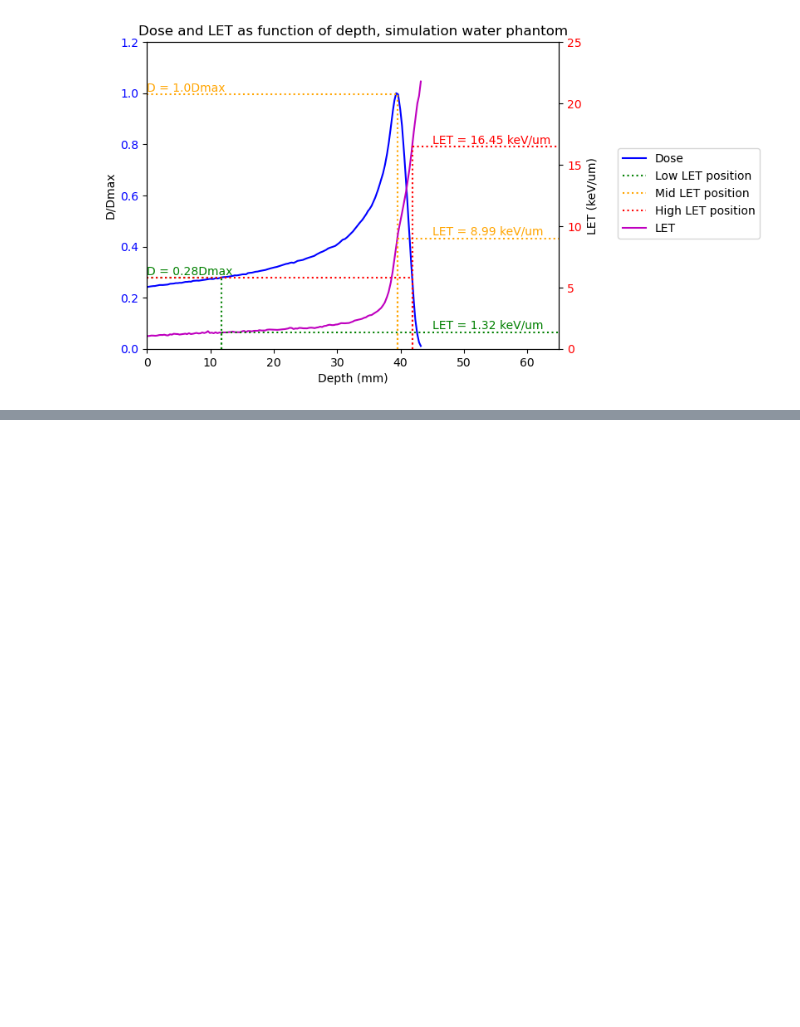
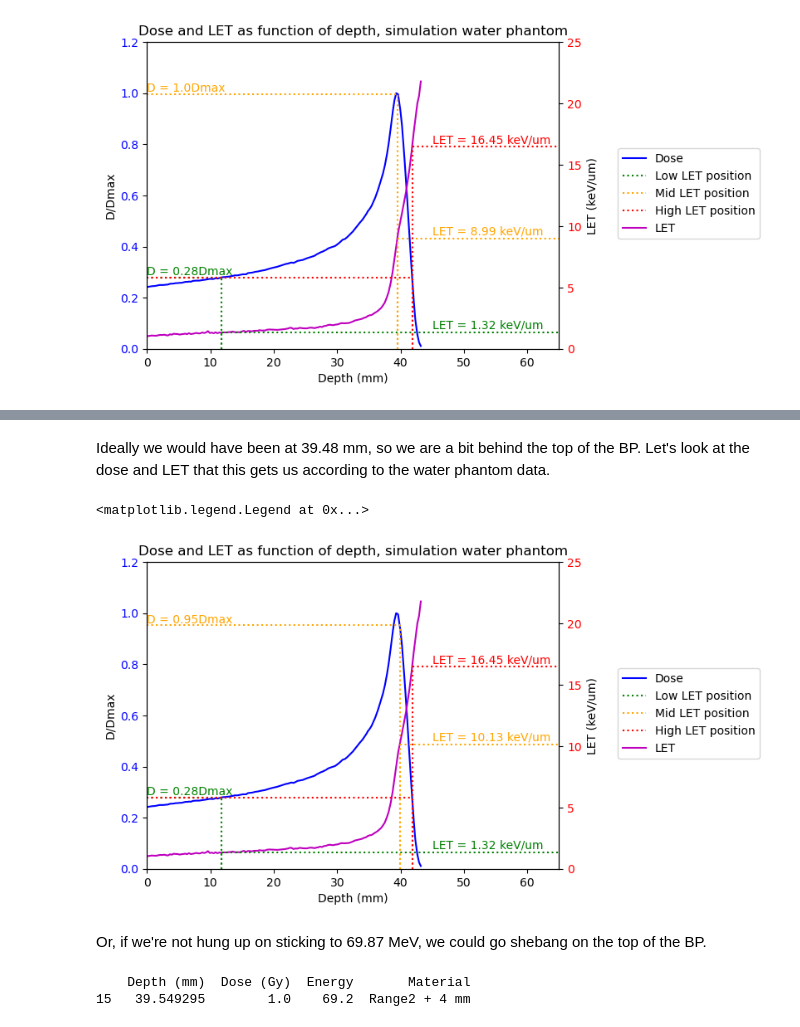
Before and after one commit to BrittHaanen15/Thesis_project, a Jupyter notebook: Python codes/Finding mid LET.ipynb, the cells around one changed output, grey strips where cells are left out. Saved outputs shown, nothing was run; the diff lists cells and outputs as text; code cells hidden in the pictures; blank space fills up the shorter version.

```diff
--- a/Python codes/Finding mid LET.ipynb
+++ b/Python codes/Finding mid LET.ipynb
@@ -452,0 +485,9 @@ fig.legend(loc='center left', bbox_to_anchor=(1, 0.5))
+# %%
+#Get only 69.87 MeV
+BP = BP_measured[BP_measured['Energy'] == 69.87]
+
+BP['Dose (Gy)'] = BP['Dose (Gy)']/max(BP['Dose (Gy)'])
+
+print(BP[BP['Dose (Gy)']==1]) #Find maximum of the measured data for 69.87 MeV
+
+mid_LET_position_6987MEV = LET_interp.iloc[3987]
@@ -452,0 +502,69 @@ fig.legend(loc='center left', bbox_to_anchor=(1, 0.5))
+# %% [markdown]
+Ideally we would have been at 39.48 mm, so we are a bit behind the top of the BP. Let's look at the dose and LET that this gets us according to the water phantom data.
+# %%
+#Plot lineprofile as function of depth
+fig, ax1 = plt.subplots()
+
+#plot dose
+ax1.plot(LET_interp['Depth'], LET_interp['Dose'], label='Dose', color='b')
+ax1.set_xlabel('Depth (mm)')
+ax1.set_ylabel('D/Dmax')
+ax1.tick_params(axis='y', labelcolor='b')
+ax1.set_xlim([0, 65])
+ax1.set_ylim([0, 1.2])
+
+#low position
+plt.hlines(low_LET_position['Dose'], 0, low_LET_position['Depth'], colors='green', linestyles='dotted', label='Low LET position')
+plt.vlines(low_LET_position['Depth'], 0, low_LET_position['Dose'], colors='green', linestyles='dotted')
+plt.text(0, low_LET_position['Dose'] + 0.01, f'D = {round(low_LET_position['Dose'],2)}Dmax', fontsize=10, color='green')
+
+#mid position
+plt.hlines(mid_LET_position_6987MEV['Dose'], 0, mid_LET_position_6987MEV['Depth'], colors='orange', linestyles='dotted', label='Mid LET position')
+plt.vlines(mid_LET_position_6987MEV['Depth'], 0, mid_LET_position_6987MEV['Dose'], colors='orange', linestyles='dotted')
+plt.text(0, mid_LET_position_6987MEV['Dose'] + 0.01, f'D = {round(mid_LET_position_6987MEV['Dose'],2)}Dmax', fontsize=10, color='orange')
+
+#high position
+plt.hlines(high_LET_position['Dose'], 0, high_LET_position['Depth'], colors='red', linestyles='dotted', label='High LET position')
+plt.vlines(high_LET_position['Depth'], 0, high_LET_position['Dose'], colors='red', linestyles='dotted')
+
+
+#plot let
+ax2 = ax1.twinx()
+ax2.plot(LET_interp['Depth'], LET_interp['LET'], label='LET', color='m')
+ax2.set_ylabel('LET (keV/um)')
+ax2.tick_params(axis='y', labelcolor='r')
+ax2.set_ylim([0, 25])
+
+#low position
+plt.hlines(low_LET_position['LET'], low_LET_position['Depth'], 65, colors='green', linestyles='dotted')
+plt.vlines(low_LET_position['Depth'], 0, low_LET_position['LET'], colors='green', linestyles='dotted')
+plt.text(45, low_LET_position['LET'] + 0.3, f'LET = {round(low_LET_position['LET'],2)} keV/um', fontsize=10, color='green')
+
+#mid position
+plt.hlines(mid_LET_position_6987MEV['LET'], mid_LET_position_6987MEV['Depth'], 65, colors='orange', linestyles='dotted')
+plt.vlines(mid_LET_position_6987MEV['Depth'], 0, mid_LET_position_6987MEV['LET'], colors='orange', linestyles='dotted')
+plt.text(45, mid_LET_position_6987MEV['LET'] + 0.3, f'LET = {round(mid_LET_position_6987MEV['LET'],2)} keV/um', fontsize=10, color='orange')
+
+#high position
+plt.hlines(high_LET_position['LET'], high_LET_position['Depth'], 65, colors='red', linestyles='dotted')
+plt.vlines(high_LET_position['Depth'], 0, high_LET_position['LET'], colors='red', linestyles='dotted')
+plt.text(45, high_LET_position['LET'] + 0.3, f'LET = {round(high_LET_position['LET'],2)} keV/um', fontsize=10, color='red')
+
+plt.title('Dose and LET as function of depth, simulation water phantom')
+fig.legend(loc='center left', bbox_to_anchor=(1, 0.5))
+# %% [output]
+<matplotlib.legend.Legend at 0x...>
+[figure, added]
+# %% [markdown]
+Or, if we're not hung up on sticking to 69.87 MeV, we could go shebang on the top of the BP.
+# %%
+BP = BP_measured
+
+BP['Dose (Gy)'] = BP['Dose (Gy)']/max(BP['Dose (Gy)'])
+
+print(BP[BP['Dose (Gy)']==1])
+
+mid_LET_position_otherMEV = LET_interp.iloc[3955]
+# %% [output]
+    Depth (mm)  Dose (Gy)  Energy       Material
+15   39.549295        1.0    69.2  Range2 + 4 mm
```
Also changed, not shown: parts of 7 cells of this notebook, 1 other file.
